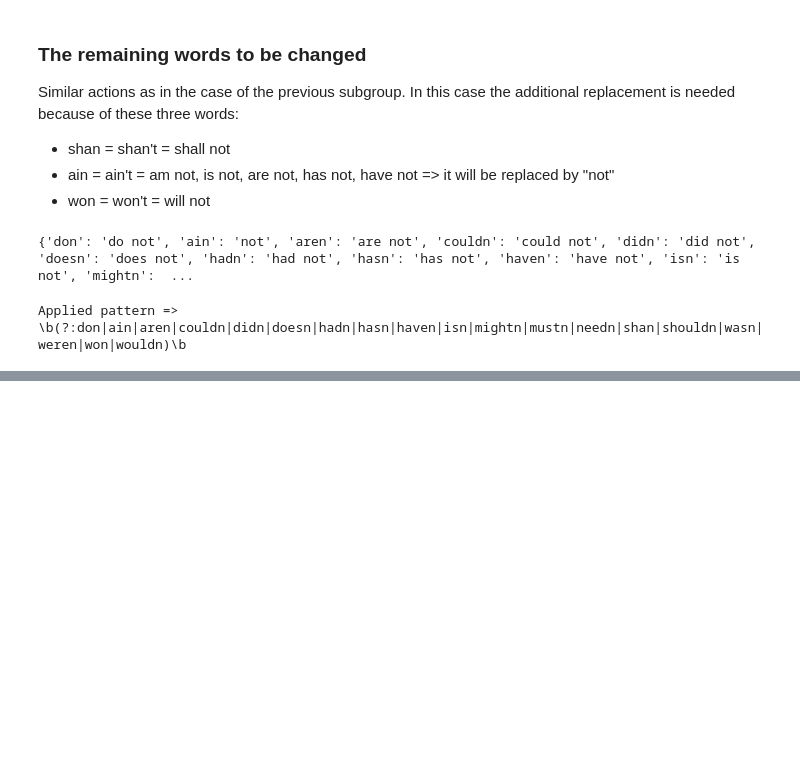
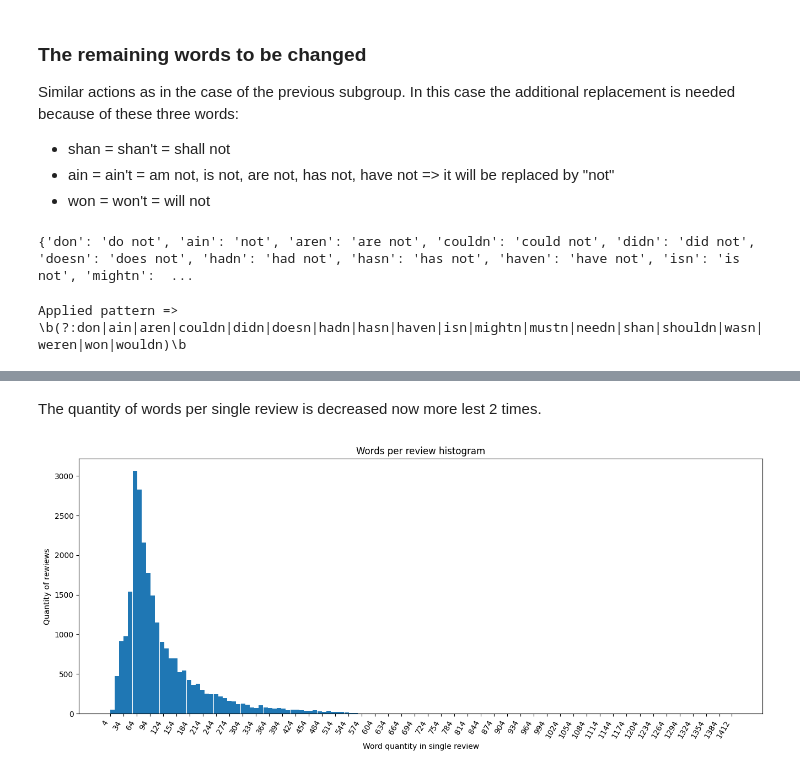
Before and after one commit to KonradKaczmarek79/sentiment_analysis_on_movie_reviews, a Jupyter notebook: Sentiment_analysis_on_movie_reviews_main.ipynb, the cells around one changed output, grey strips where cells are left out. Cells and saved outputs as stored; diff of their text form; code cells hidden in the pictures; blank space fills up the shorter version.

Commit message:
refactor preprocess_corpus add tokenization and remove stop words

```diff
--- a/Sentiment_analysis_on_movie_reviews_main.ipynb
+++ b/Sentiment_analysis_on_movie_reviews_main.ipynb
@@ -493,5 +497,3 @@ Both dictionaries (with and without 't suffix) are added to the `supporting_modu
 The punctuation marks in reviews seem to be removable without causing much damage. Reviews in the "" field are rather longer texts with a structure resembling, for example, articles, so emoticons will be found here to a small extent (it would be completely different if the data came from, for example, a tweeter where such substrings are important).
 # %%
-# reviews_train_binary = [stc.clear_punctuation(review, None) for review in reviews_train_binary]
-
-# reviews_test = [stc.clear_punctuation(review, None) for review in reviews_test]
+reviews_train_binary = [stc.clear_punctuation(review, None) for review in reviews_train_binary]
@@ -507,0 +504,3 @@ To jest jakiś tekst zawierający adresy  i   jakieś słowa na końcu
+# %%
+reviews_train_binary = [nltk.word_tokenize(review) for review in reviews_train_binary]
+reviews_train_binary[0]
@@ -507,0 +525,12 @@ To jest jakiś tekst zawierający adresy  i   jakieś słowa na końcu
+# %%
+stop_words_list = scp.customized_stop_words
+reviews_train_binary = [
+            [word for word in review if word not in stop_words_list]
+            for review in reviews_train_binary
+           ]
+# %% [markdown]
+The quantity of words per single review is decreased now more lest 2 times.
+# %%
+word_counts = sdv.make_count_histogram([" ".join(review) for review in reviews_train_binary], 30)
+# %% [output]
+[figure, added]
```
Also changed, not shown: parts of 20 cells of this notebook, 1 other file.
